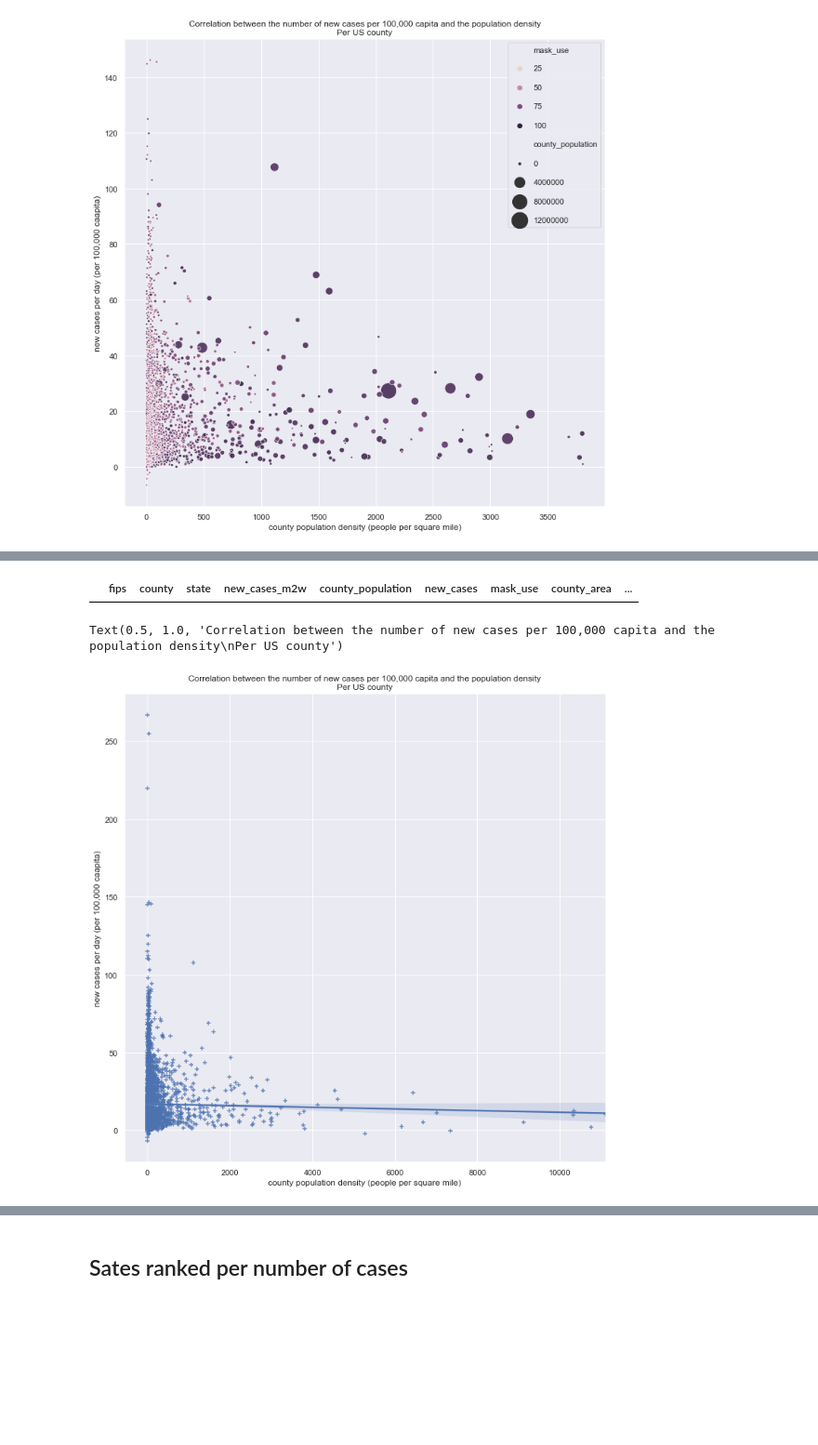
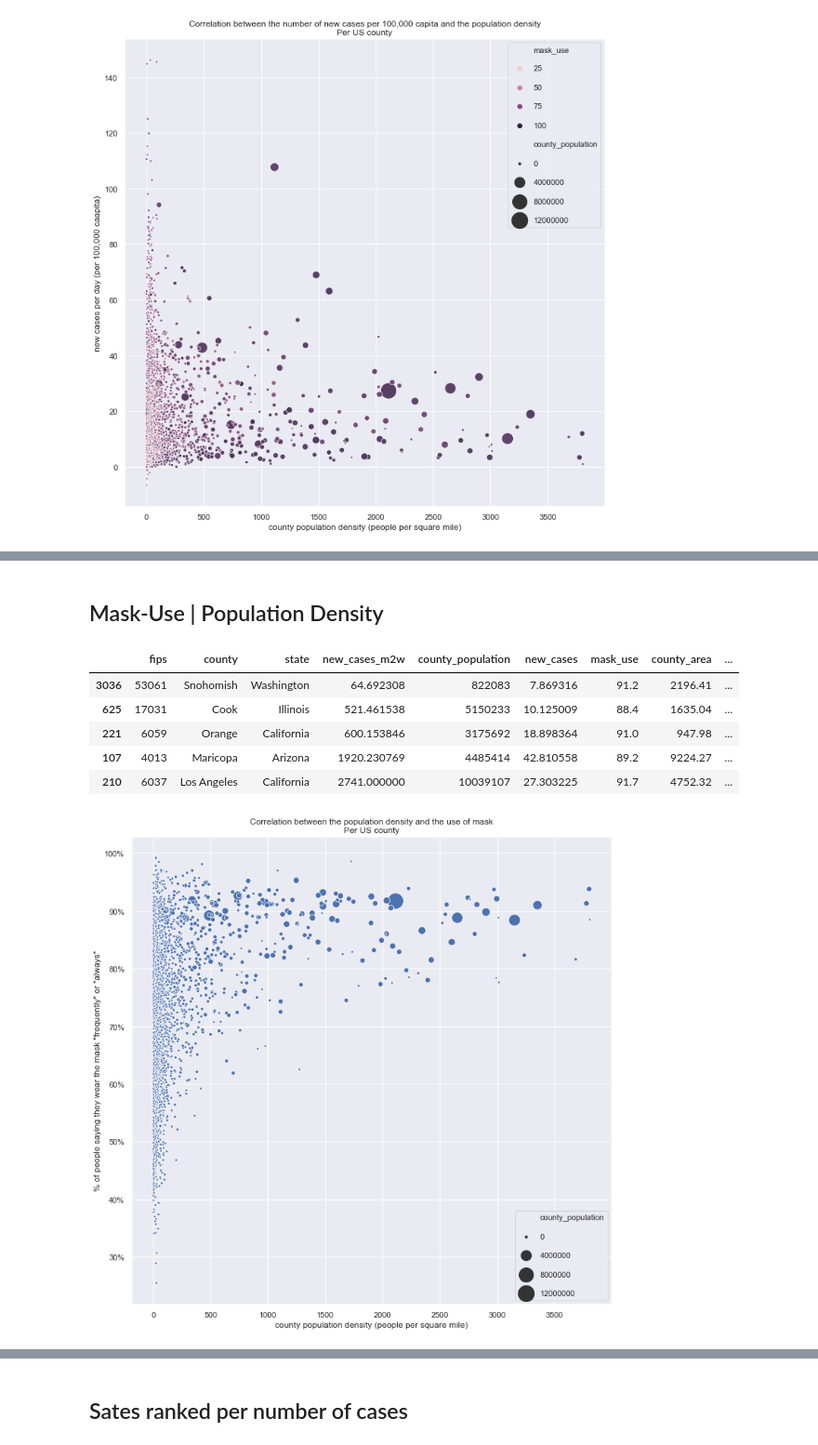
Before and after one commit to mtlberri/covid-19-data, a Jupyter notebook: covid-study.ipynb, the cells around one changed output, grey strips where cells are left out. Shown at 93% size. Cells and saved outputs as stored; diff of their text form; code cells hidden in the pictures; blank space fills up the shorter version.

Commit message:
Completed study between density and mask use

```diff
--- a/covid-study.ipynb
+++ b/covid-study.ipynb
@@ -505,4 +456,0 @@ dfm4[(dfm4.pop_density > 4000)]
-# %%
-dfm4[dfm4.county == 'Bronx']
-# %% [output]
-|  | fips | county | state | new_cases_m2w | county_population | new_cases | mask_use | county_area | ... |
@@ -513,11 +457,31 @@ df_test.replace(np.inf, np.nan, inplace=True)
+# %% [markdown]
+## Mask-Use | Population Density
+# %%
+dfm4.head()
+# %% [output]
+|  | fips | county | state | new_cases_m2w | county_population | new_cases | mask_use | county_area | ... |
+| 3036 | 53061 | Snohomish | Washington | 64.692308 | 822083 | 7.869316 | 91.2 | 2196.41 | ... |
+| 625 | 17031 | Cook | Illinois | 521.461538 | 5150233 | 10.125009 | 88.4 | 1635.04 | ... |
+| 221 | 6059 | Orange | California | 600.153846 | 3175692 | 18.898364 | 91.0 | 947.98 | ... |
+| 107 | 4013 | Maricopa | Arizona | 1920.230769 | 4485414 | 42.810558 | 89.2 | 9224.27 | ... |
+| 210 | 6037 | Los Angeles | California | 2741.000000 | 10039107 | 27.303225 | 91.7 | 4752.32 | ... |
 # %%
-fig, ax = plt.subplots(figsize=(12, 12))
-sns.regplot(x='pop_density', y='new_cases', data=df_test, ax=ax, marker='+', fit_reg='True')
-# ax.get_xaxis().set_major_formatter(matplotlib.ticker.PercentFormatter())
-ax.get_xaxis().set_label_text('county population density (people per square mile)')
-ax.get_yaxis().set_label_text('new cases per day (per 100,000 caapita)')
-ax.set_title('Correlation between the number of new cases per 100,000 capita '\
-             'and the population density\nPer US county')
+def pop_density_mask_plot(df, save_name=None):
+    """plots the mask use correlation to population density"""
+    fig, ax = plt.subplots(figsize=(12, 12))
+    sns.scatterplot(x='pop_density', y='mask_use', size='county_population', sizes=(10, 500),
+#                     hue='new_cases',
+                    data=df, ax=ax, alpha=1)
+    ax.get_yaxis().set_major_formatter(matplotlib.ticker.PercentFormatter())
+    ax.get_xaxis().set_label_text('county population density (people per square mile)')
+    ax.get_yaxis().set_label_text('% of people saying they wear the mask "frequently" or "always"')
+    ax.legend(labelspacing=1.5)
+    ax.set_title('Correlation between the population density '\
+                 'and the use of mask\nPer US county')
+    if save_name:
+        ax.get_figure().savefig('output_visuals/' + save_name, dpi=300)
-# %% [output]
-Text(0.5, 1.0, 'Correlation between the number of new cases per 100,000 capita and the population density\nPer US county')
-[figure, removed]
+# %%
+pop_density_mask_plot(df=dfm4[(dfm4.pop_density < 4000) & (dfm4.new_cases < 100)],
+                     save_name='density_mask.png')
+# %% [output]
+[figure, added]
```
Also changed, not shown: parts of 19 cells of this notebook, 1 other file.
